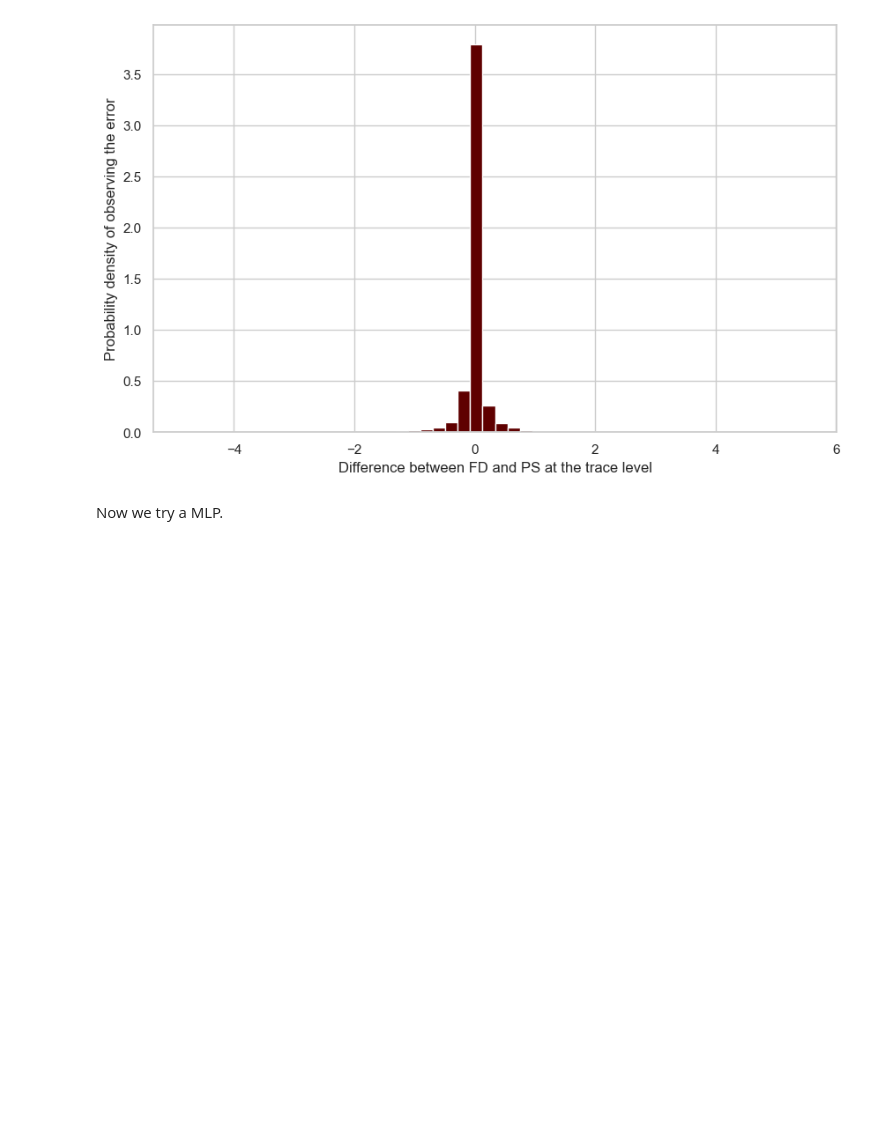
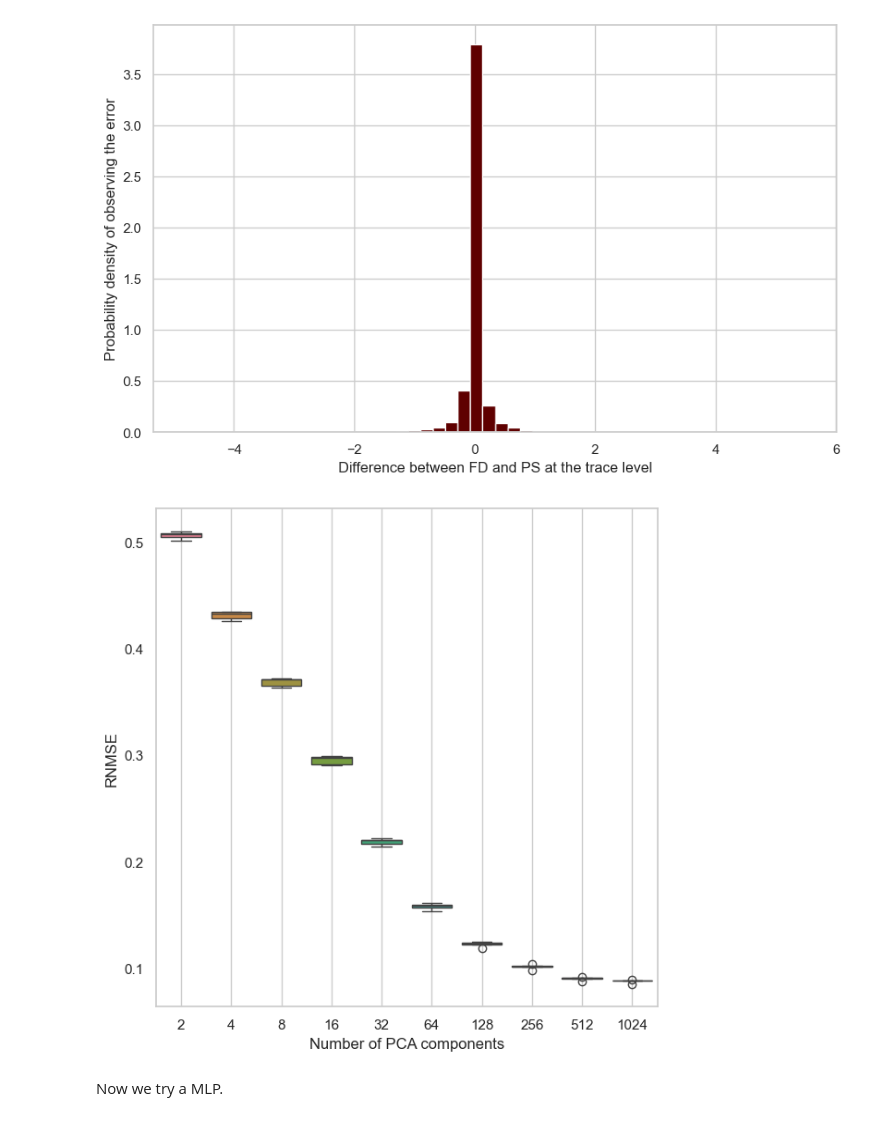
Before and after one commit to pascaltribel/does_knowledge_help, a Jupyter notebook: Pipeline.ipynb, the cells around one changed output. Drawn from its saved outputs; the diff is of its cells as text; code cells hidden in the pictures; blank space fills up the shorter version.

```diff
--- a/Pipeline.ipynb
+++ b/Pipeline.ipynb
@@ -90,23 +96,31 @@ plt.show()
 # %%
-PCA_eval = False
+PCA_eval = True
+n_points = y_np_reshaped.shape[0]
 if PCA_eval:
-    pca_errors = {}
-    for n_components in tqdm([2, 4, 8, 16, 32, 64, 128, 256, 512, 1024]):
-        pca_x = PCA(n_components=n_components).fit(x_np)
-        pca_y = PCA(n_components=n_components).fit(x_np)
-        x_pca = pca_x.transform(x_np)
-        y_pca = pca_y.transform(y_np)
-        x_test_pca = pca_x.transform(x_test_np)
-        y_test_pca = pca_y.transform(y_test_np)
-        lm = LinearRegression().fit(x_pca, y_pca)
-        y_test_hat = pca_y.inverse_transform(lm.predict(x_test_pca))
-        pca_errors[n_components] = rnmse(y_test_np, y_test_hat)
+    pca_errors = {i: [] for i in [2, 4, 8, 16, 32, 64, 128, 256, 512, 1024]}
+    for n_components in tqdm(pca_errors):
+        pipe_lm = TransformedTargetRegressor(
+            regressor=Pipeline([
+                ("pca", PCA(n_components=n_components)),
+                ("lm", LinearRegression(n_jobs=-1))
+            ]),
+            transformer=PCA(n_components=n_components),
+            check_inverse=False
+        )
+        pca_errors[n_components] = cross_val_score(
+            pipe_lm,
+            x_np_reshaped[:n_points], y_np_reshaped[:n_points],
+            cv=5,
+            scoring=scorer_rnmse
+        )
     plt.figure(figsize=(7, 7))
-    plt.scatter(pca_errors.keys(), pca_errors.values())
+    sns.boxplot(pd.DataFrame(pca_errors))
     plt.grid()
     plt.xlabel("Number of PCA components")
     plt.ylabel("RNMSE")
     plt.savefig('pca_error.jpg', dpi=150)
+# %% [output]
+[figure, added]
 # %% [markdown]
 Now we try a MLP.
 # %%
```
Also changed, not shown: parts of 19 cells of this notebook, 39 other files.
